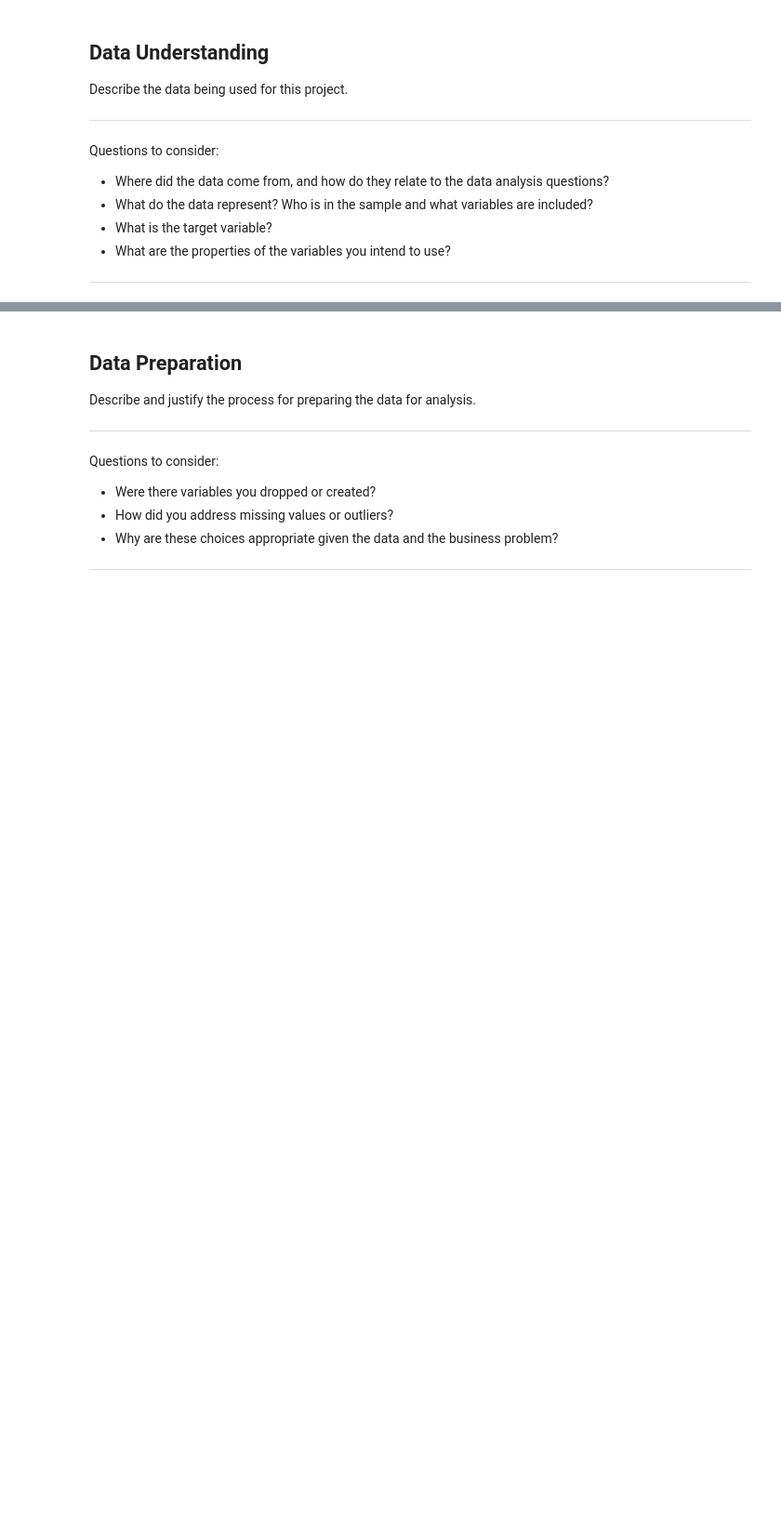
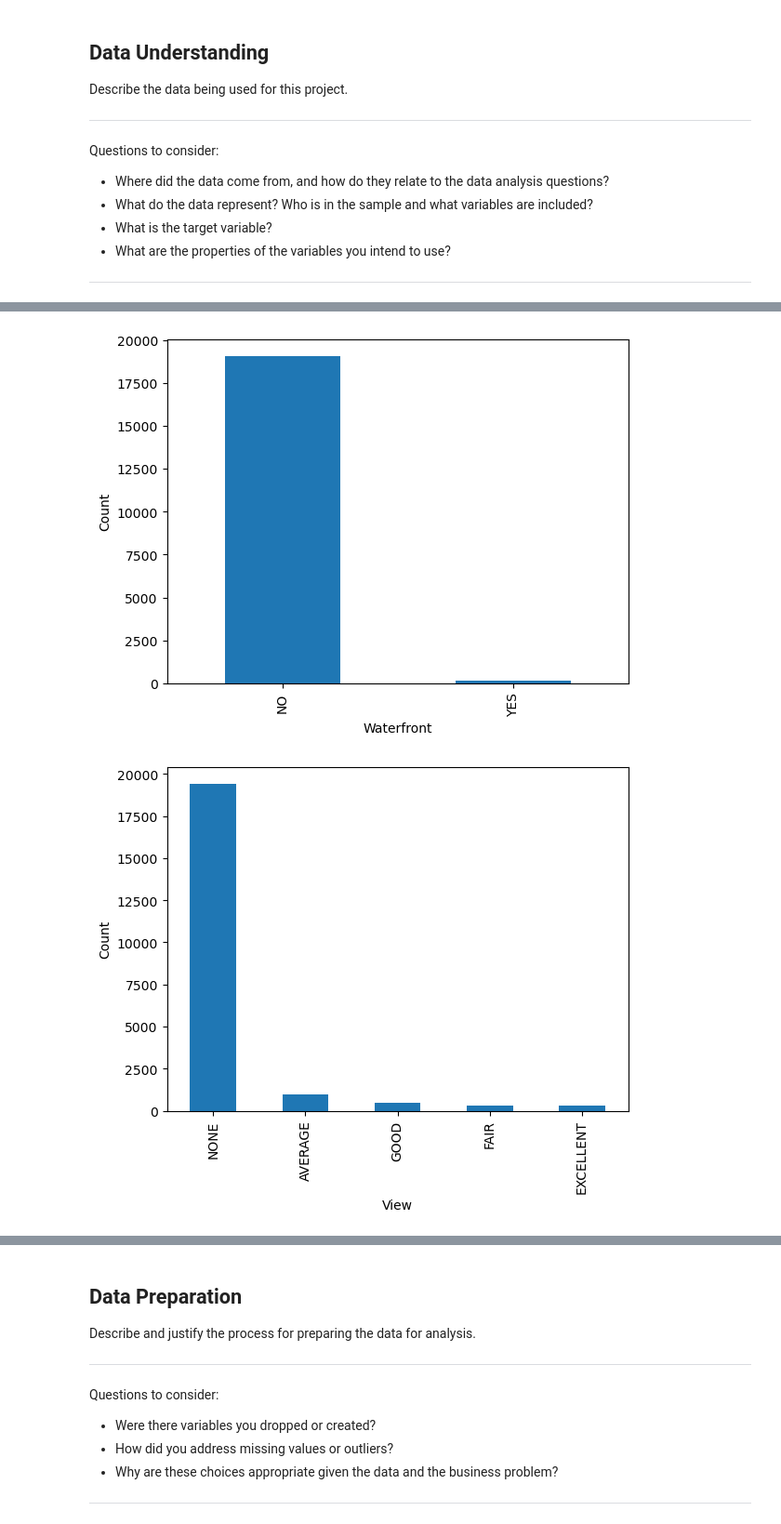
Before and after one commit to PerisWamoni/House-Sales-Analysis, a Jupyter notebook: house_sales.ipynb, the cells around one changed output, grey strips where cells are left out. Shown at 93% size. Cells and saved outputs as stored; diff of their text form; code cells hidden in the pictures; blank space fills up the shorter version.

```diff
--- a/house_sales.ipynb
+++ b/house_sales.ipynb
@@ -50,0 +163,19 @@ viz.sample_plot_1()
+# %%
+# For categorical variables
+df['waterfront'].value_counts().plot(kind='bar')
+plt.xlabel('Waterfront')
+plt.ylabel('Count')
+plt.show()
+
+df['view'].value_counts().plot(kind='bar')
+plt.xlabel('View')
+plt.ylabel('Count')
+plt.show()
+
+df['condition'].value_counts().plot(kind='bar')
+plt.xlabel('condition')
+plt.ylabel('Count')
+plt.show()
+# %% [output]
+[figure, added]
+[figure, added]
```
Also changed, not shown: parts of 54 cells of this notebook.
